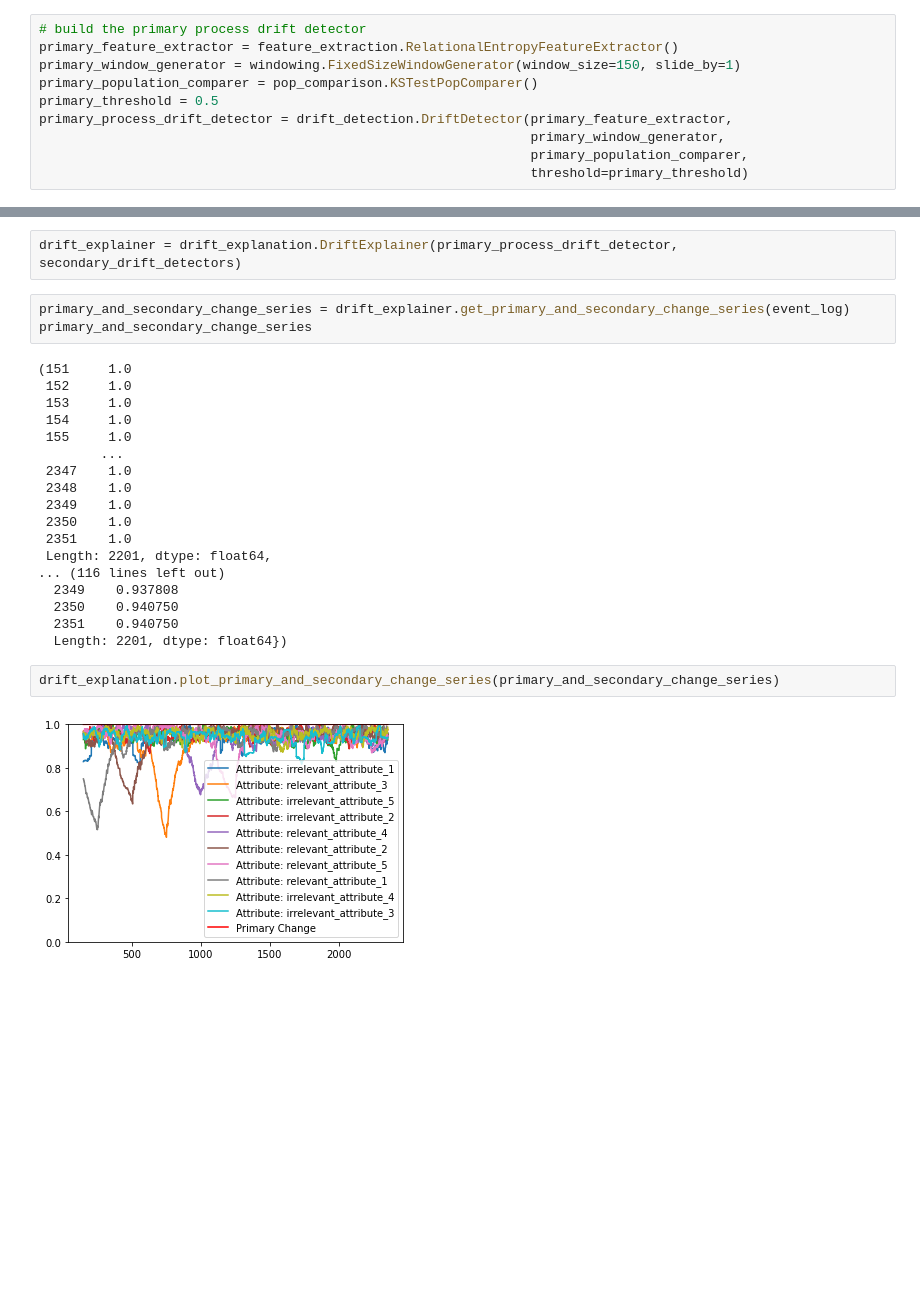
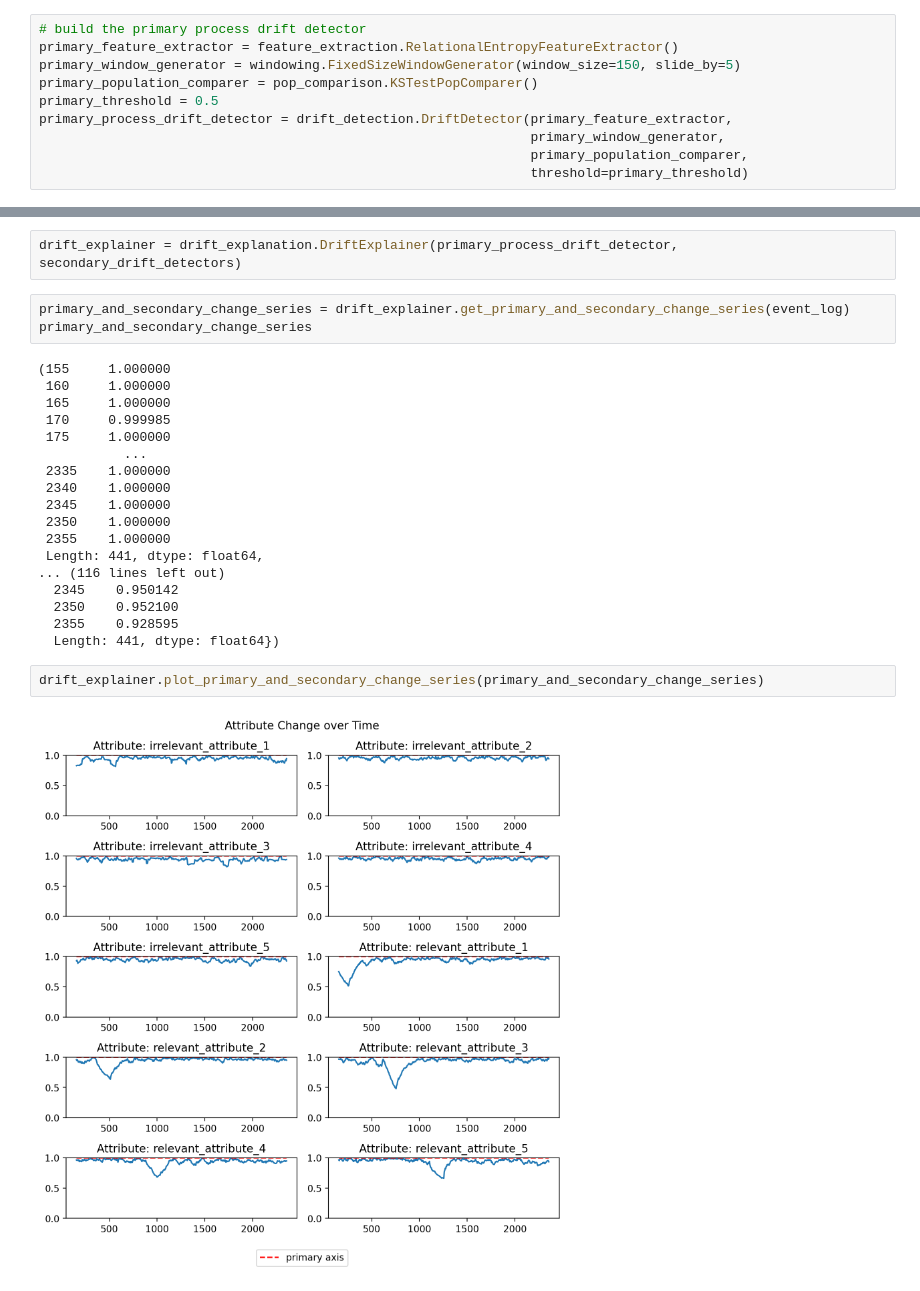
Before and after one commit to lennartebert/explaining_concept_drift, a Jupyter notebook: 33_full technical breakthrough.ipynb, the cells around one changed output, grey strips where cells are left out. Cells and saved outputs as stored; diff of their text form; blank space fills up the shorter version.

Commit message:
Improve plotting of explainable concept drift

```diff
--- a/33_full technical breakthrough.ipynb
+++ b/33_full technical breakthrough.ipynb
@@ -30,7 +30,7 @@ from processdrift.framework import windowing
 # %%
 # build the primary process drift detector
 primary_feature_extractor = feature_extraction.RelationalEntropyFeatureExtractor()
-primary_window_generator = windowing.FixedSizeWindowGenerator(window_size=150, slide_by=1)
+primary_window_generator = windowing.FixedSizeWindowGenerator(window_size=150, slide_by=5)
 primary_population_comparer = pop_comparison.KSTestPopComparer()
 primary_threshold = 0.5
 primary_process_drift_detector = drift_detection.DriftDetector(primary_feature_extractor,
@@ -54,24 +83,24 @@ drift_explainer = drift_explanation.DriftExplainer(primary_process_drift_detecto
 primary_and_secondary_change_series = drift_explainer.get_primary_and_secondary_change_series(event_log)
 primary_and_secondary_change_series
 # %% [output]
-(151     1.0
- 152     1.0
- 153     1.0
- 154     1.0
- 155     1.0
-        ...
- 2347    1.0
- 2348    1.0
- 2349    1.0
- 2350    1.0
- 2351    1.0
- Length: 2201, dtype: float64,
+(155     1.000000
+ 160     1.000000
+ 165     1.000000
+ 170     0.999985
+ 175     1.000000
+           ...
+ 2335    1.000000
+ 2340    1.000000
+ 2345    1.000000
+ 2350    1.000000
+ 2355    1.000000
+ Length: 441, dtype: float64,
 ... (116 lines left out)
-  2349    0.937808
-  2350    0.940750
-  2351    0.940750
-  Length: 2201, dtype: float64})
+  2345    0.950142
+  2350    0.952100
+  2355    0.928595
+  Length: 441, dtype: float64})
 # %%
-drift_explanation.plot_primary_and_secondary_change_series(primary_and_secondary_change_series)
+drift_explainer.plot_primary_and_secondary_change_series(primary_and_secondary_change_series)
 # %% [output]
-[figure, old version]
+[figure, new version]
```
Also changed, not shown: parts of 5 cells of this notebook, 3 other files.
